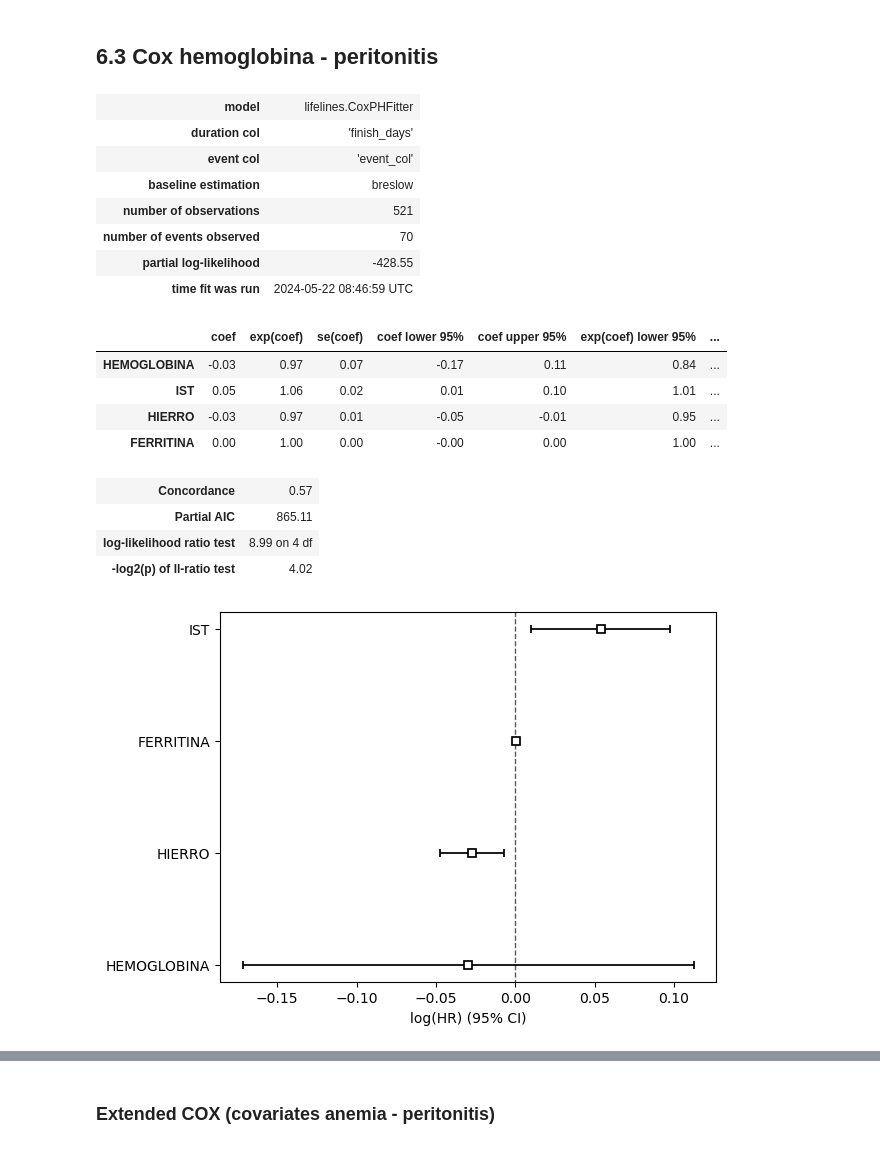
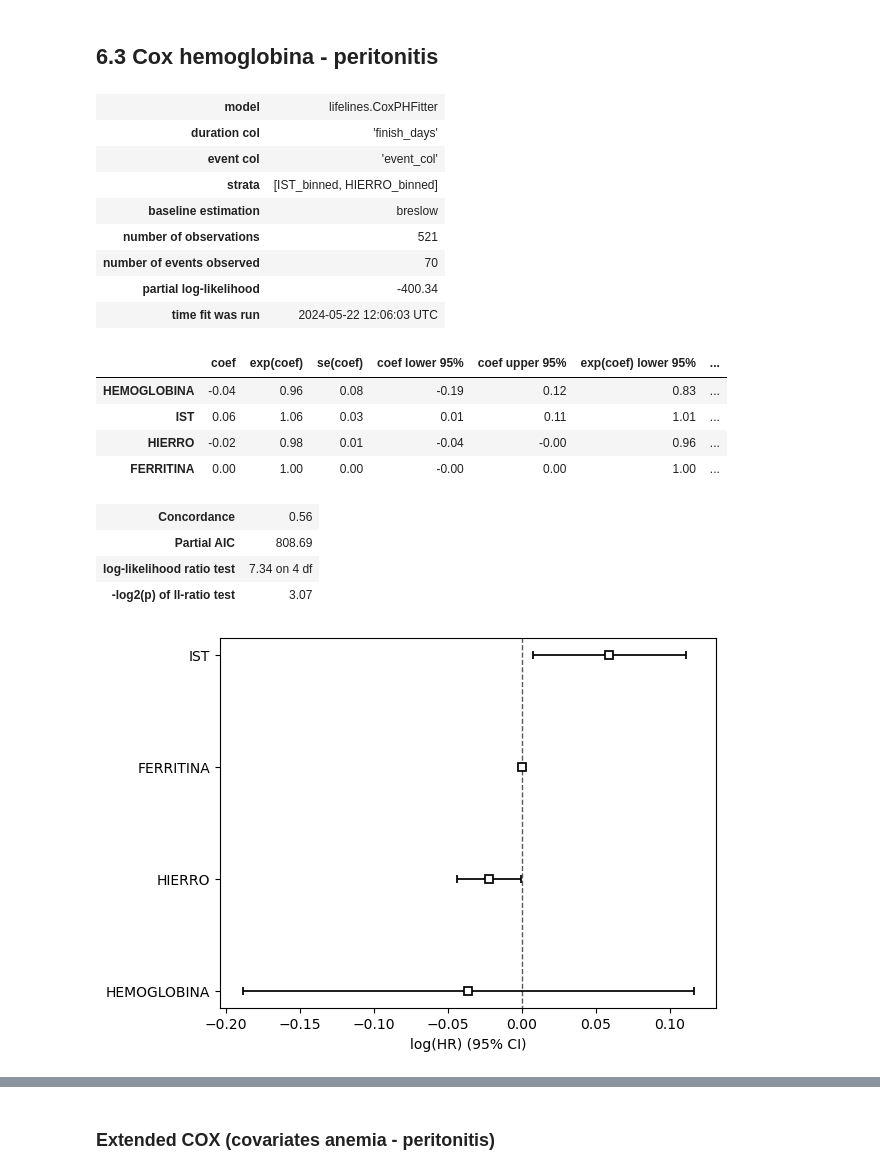
Before and after one commit to KevinNaMo/LevanteDPAnemia, a Jupyter notebook: Anemia_levanteDP.ipynb, the cells around one changed output, grey strips where cells are left out. Saved outputs shown, nothing was run; the diff lists cells and outputs as text; code cells hidden in the pictures.

Commit message:
added new anemia prevalence plot and updated cox with binning of cox model for anemia-peritonitis

```diff
--- a/Anemia_levanteDP.ipynb
+++ b/Anemia_levanteDP.ipynb
@@ -300,38 +302,43 @@ CoxPHFitter results for IST between 20 and 30:
 # %% [markdown]
 ## 6.3 Cox hemoglobina - peritonitis
 # %%
+# Assuming cox_df_per is your DataFrame and 'IST' and 'HIERRO' are columns in it
+# Bin 'IST' and 'HIERRO' into discrete intervals
+cox_df_per['IST_binned'] = pd.cut(cox_df_per['IST'], bins=2, labels=False)
+cox_df_per['HIERRO_binned'] = pd.cut(cox_df_per['HIERRO'], bins=2, labels=False)
+
 # Initialize the CoxPHFitter
-
 cph_per = CoxPHFitter()
 
-# Fit the data to the model
-cph_per.fit(cox_df_per, duration_col='finish_days', event_col='event_col')
+# Fit the data to the model with stratification on the binned variables
+cph_per.fit(cox_df_per, duration_col='finish_days', event_col='event_col', strata=['IST_binned', 'HIERRO_binned'])
 
 # Print the summary of the model
 cph_per.print_summary()
 
 # Plot the coefficients of the model
 cph_per.plot()
 plt.show()
 # %% [output]
 | model | lifelines.CoxPHFitter |
 | duration col | 'finish_days' |
 | event col | 'event_col' |
+| strata | [IST_binned, HIERRO_binned] |
 | baseline estimation | breslow |
 | number of observations | 521 |
 | number of events observed | 70 |
-| partial log-likelihood | -428.55 |
-| time fit was run | 2024-05-22 08:46:59 UTC |
+| partial log-likelihood | -400.34 |
+| time fit was run | 2024-05-22 12:06:03 UTC |
 |  | coef | exp(coef) | se(coef) | coef lower 95% | coef upper 95% | exp(coef) lower 95% | ... |
-| HEMOGLOBINA | -0.03 | 0.97 | 0.07 | -0.17 | 0.11 | 0.84 | ... |
-| IST | 0.05 | 1.06 | 0.02 | 0.01 | 0.10 | 1.01 | ... |
-| HIERRO | -0.03 | 0.97 | 0.01 | -0.05 | -0.01 | 0.95 | ... |
+| HEMOGLOBINA | -0.04 | 0.96 | 0.08 | -0.19 | 0.12 | 0.83 | ... |
+| IST | 0.06 | 1.06 | 0.03 | 0.01 | 0.11 | 1.01 | ... |
+| HIERRO | -0.02 | 0.98 | 0.01 | -0.04 | -0.00 | 0.96 | ... |
 | FERRITINA | 0.00 | 1.00 | 0.00 | -0.00 | 0.00 | 1.00 | ... |
-| Concordance | 0.57 |
-| Partial AIC | 865.11 |
-| log-likelihood ratio test | 8.99 on 4 df |
-| -log2(p) of ll-ratio test | 4.02 |
+| Concordance | 0.56 |
+| Partial AIC | 808.69 |
+| log-likelihood ratio test | 7.34 on 4 df |
+| -log2(p) of ll-ratio test | 3.07 |
-[figure, old version]
+[figure, new version]
 # %%
 a.calculate_residuals(cph_per, cox_df_per, martingale=True, schonenfeld=False)
 # %% [output]
```
Also changed, not shown: parts of 21 cells of this notebook, 1 other file.
